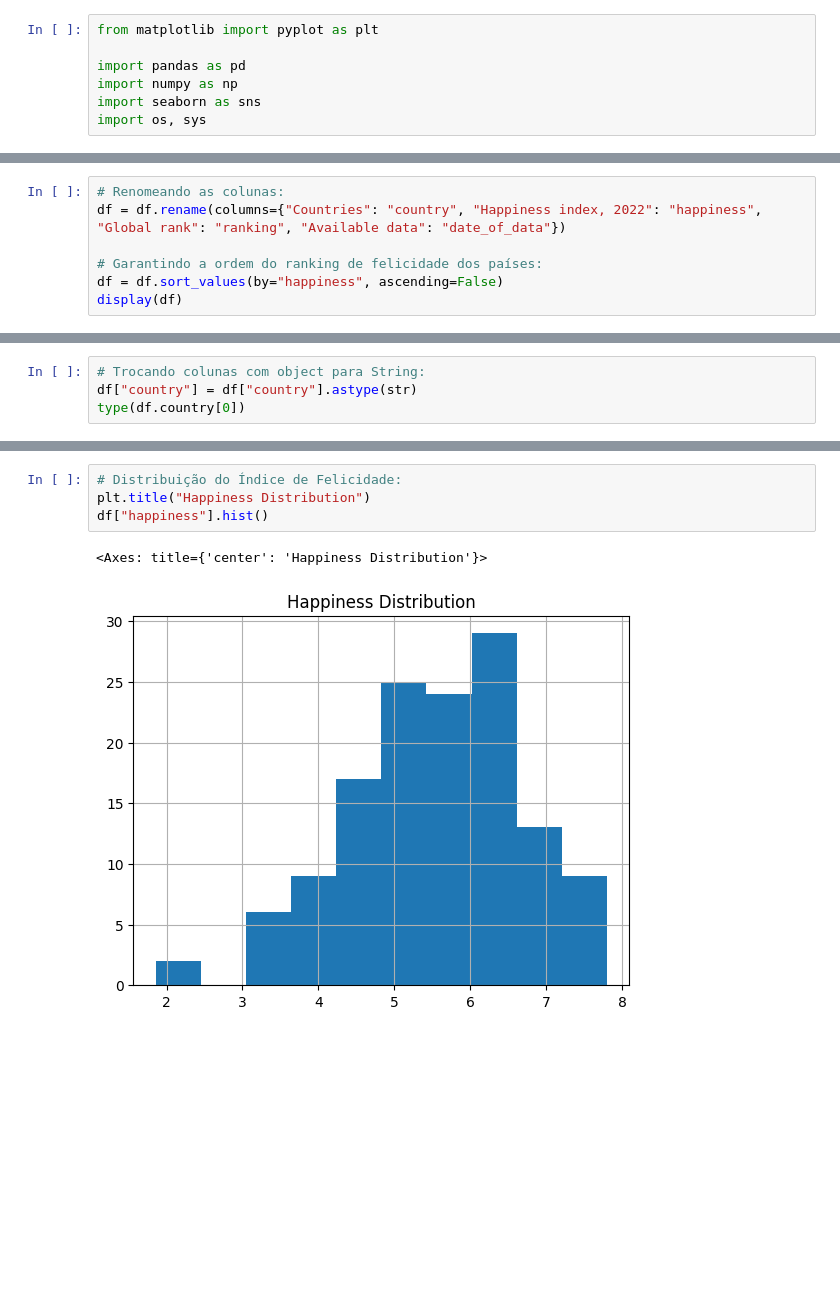
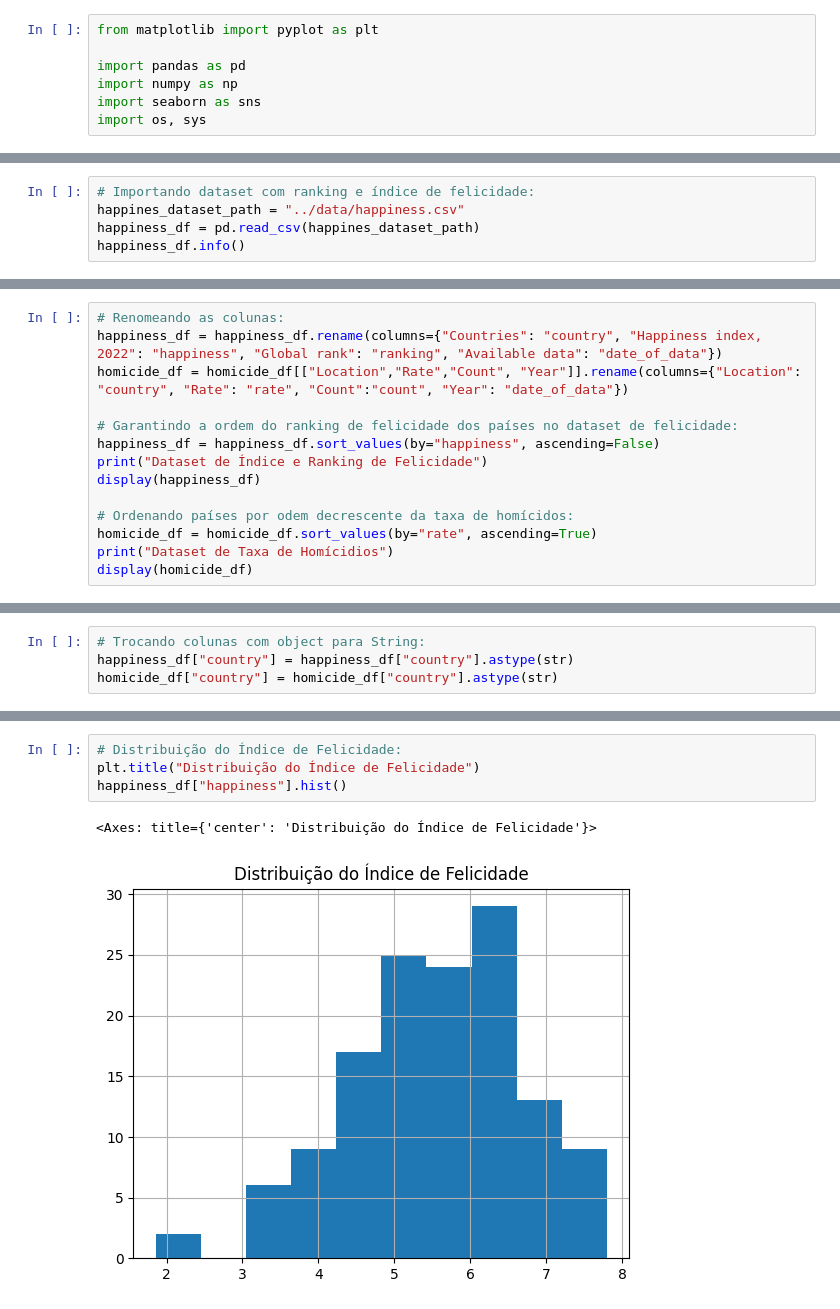
Before and after one commit to franciscorpl/trabalho-a1---intro-ao-python---francisco-leal, a Jupyter notebook: src/project_notebook.ipynb, the cells around one changed output, grey strips where cells are left out. Cells and saved outputs as stored; diff of their text form; blank space fills up the shorter version.

```diff
--- a/src/project_notebook.ipynb
+++ b/src/project_notebook.ipynb
@@ -28,0 +12,5 @@ display(df)
+# %%
+# Importando dataset com ranking e índice de felicidade:
+happines_dataset_path = "../data/happiness.csv"
+happiness_df = pd.read_csv(happines_dataset_path)
+happiness_df.info()
@@ -45,8 +50,15 @@ memory usage: 4.3+ KB
 # %%
 # Renomeando as colunas:
-df = df.rename(columns={"Countries": "country", "Happiness index, 2022": "happiness", "Global rank": "ranking", "Available data": "date_of_data"})
+happiness_df = happiness_df.rename(columns={"Countries": "country", "Happiness index, 2022": "happiness", "Global rank": "ranking", "Available data": "date_of_data"})
+homicide_df = homicide_df[["Location","Rate","Count", "Year"]].rename(columns={"Location": "country", "Rate": "rate", "Count":"count", "Year": "date_of_data"})
 
-# Garantindo a ordem do ranking de felicidade dos países:
-df = df.sort_values(by="happiness", ascending=False)
-display(df)
+# Garantindo a ordem do ranking de felicidade dos países no dataset de felicidade:
+happiness_df = happiness_df.sort_values(by="happiness", ascending=False)
+print("Dataset de Índice e Ranking de Felicidade")
+display(happiness_df)
+
+# Ordenando países por odem decrescente da taxa de homícidos:
+homicide_df = homicide_df.sort_values(by="rate", ascending=True)
+print("Dataset de Taxa de Homícidios")
+display(homicide_df)
 # %% [output]
@@ -66,4 +93,4 @@ display(df)
 # %%
 # Trocando colunas com object para String:
-df["country"] = df["country"].astype(str)
-type(df.country[0])
+happiness_df["country"] = happiness_df["country"].astype(str)
+homicide_df["country"] = homicide_df["country"].astype(str)
@@ -108,7 +168,7 @@ print("A moda do índice de felicidade é: %.2f" % mode)
 # %%
 # Distribuição do Índice de Felicidade:
-plt.title("Happiness Distribution")
-df["happiness"].hist()
+plt.title("Distribuição do Índice de Felicidade")
+happiness_df["happiness"].hist()
 # %% [output]
-<Axes: title={'center': 'Happiness Distribution'}>
+<Axes: title={'center': 'Distribuição do Índice de Felicidade'}>
-[figure, old version]
+[figure, new version]
```
Also changed, not shown: parts of 28 cells of this notebook, 2 other files.
